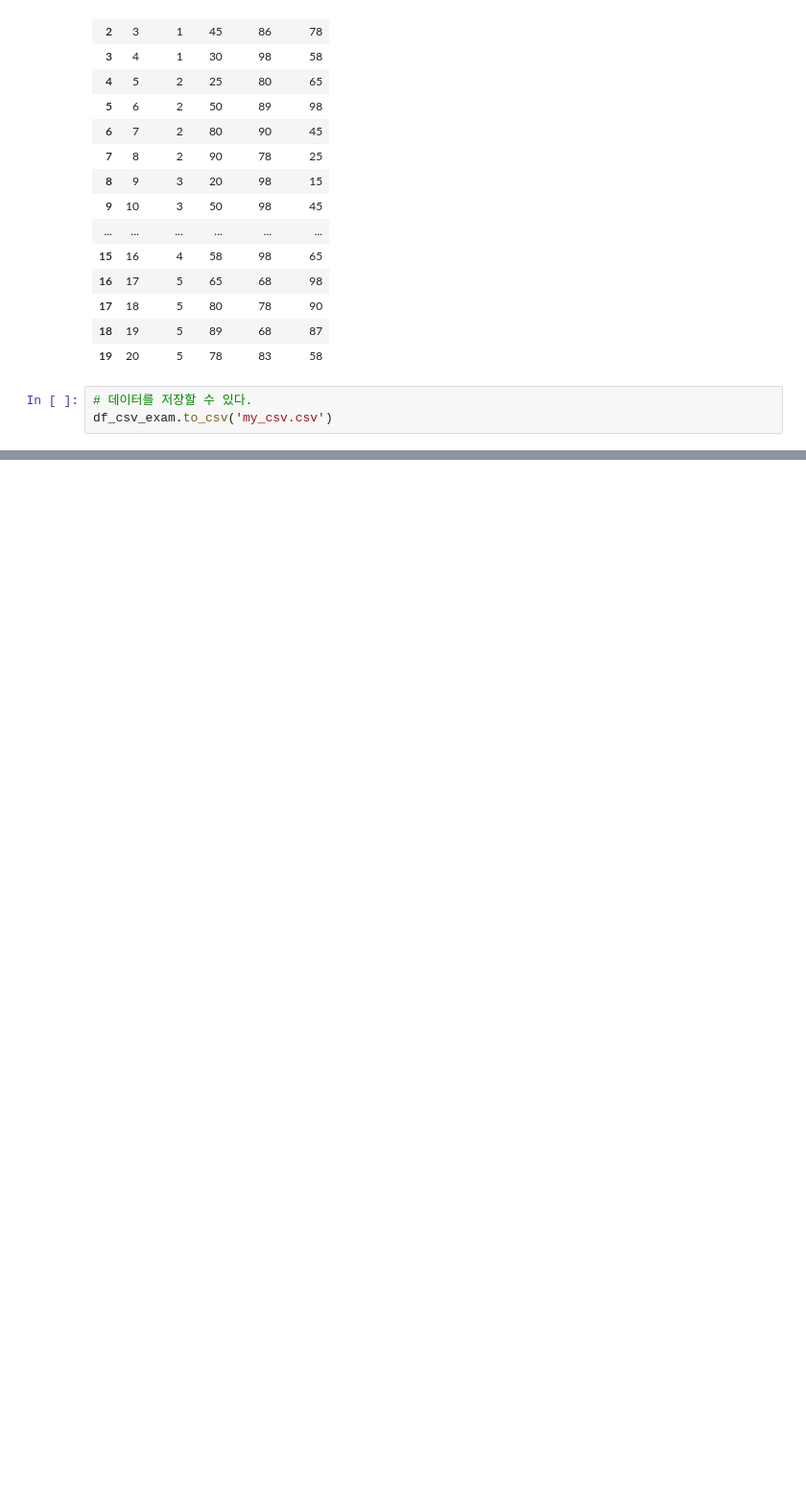
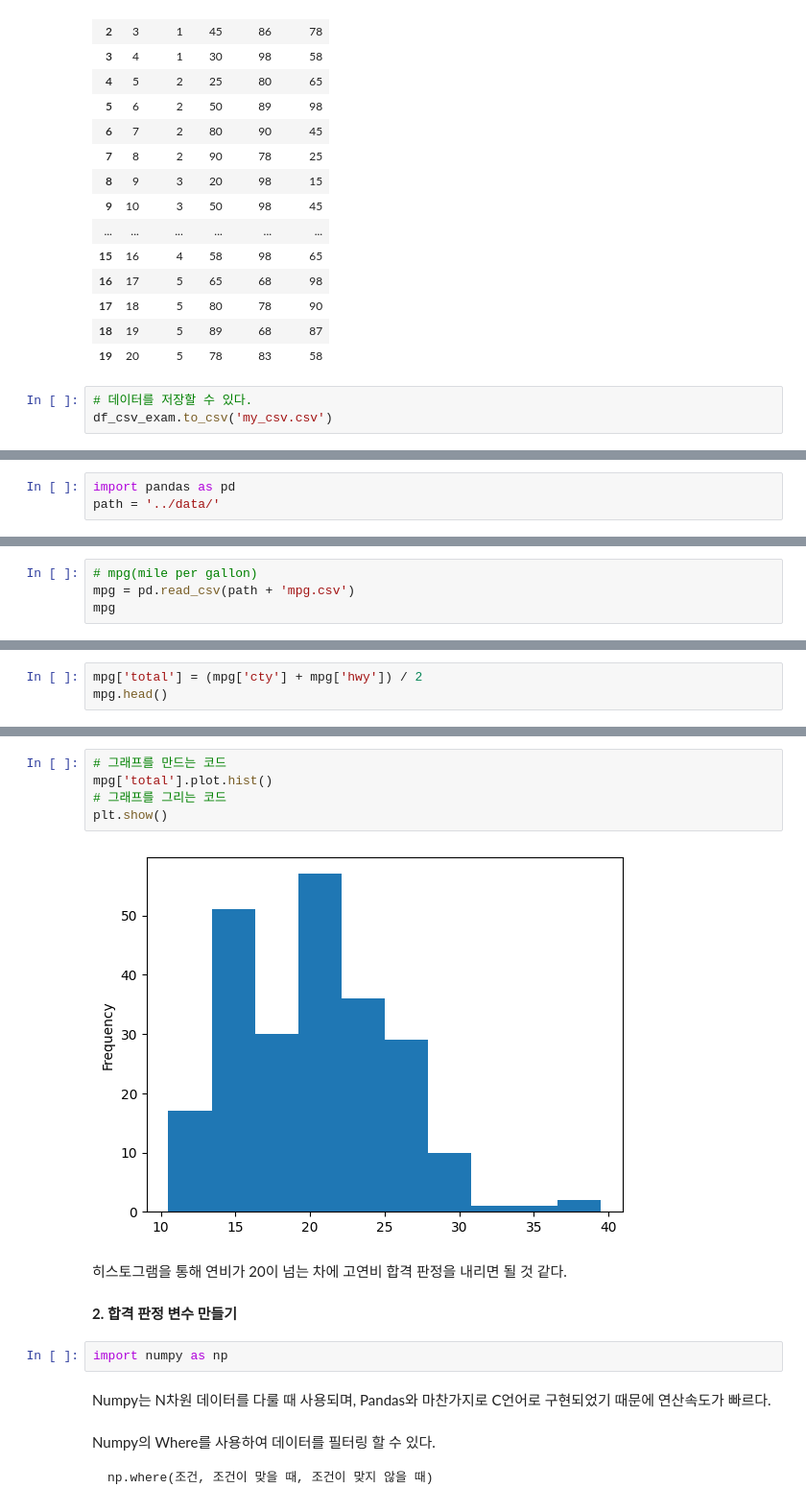
Before and after one commit to htkim1097/GreenTechCourse, a Jupyter notebook: 02_DataAnalysis/D021_250617/ex250617.ipynb, the cells around one changed output, grey strips where cells are left out. Shown at 96% size. Cells and saved outputs as stored; diff of their text form; blank space fills up the shorter version.

````diff
--- a/02_DataAnalysis/D021_250617/ex250617.ipynb
+++ b/02_DataAnalysis/D021_250617/ex250617.ipynb
@@ -211,0 +223,3 @@ df_csv_exam.to_csv('my_csv.csv')
+# %%
+import pandas as pd
+path = '../data/'
@@ -211,0 +294,4 @@ df_csv_exam.to_csv('my_csv.csv')
+# %%
+# mpg(mile per gallon)
+mpg = pd.read_csv(path + 'mpg.csv')
+mpg
@@ -211,0 +477,3 @@ df_csv_exam.to_csv('my_csv.csv')
+# %%
+mpg['total'] = (mpg['cty'] + mpg['hwy']) / 2
+mpg.head()
@@ -211,0 +515,20 @@ df_csv_exam.to_csv('my_csv.csv')
+# %%
+# 그래프를 만드는 코드
+mpg['total'].plot.hist()
+# 그래프를 그리는 코드
+plt.show()
+# %% [output]
+[figure, added]
+# %% [markdown]
+히스토그램을 통해 연비가 20이 넘는 차에 고연비 합격 판정을 내리면 될 것 같다.
+# %% [markdown]
+**2. 합격 판정 변수 만들기**
+# %%
+import numpy as np
+# %% [markdown]
+Numpy는 N차원 데이터를 다룰 때 사용되며, Pandas와 마찬가지로 C언어로 구현되었기 때문에 연산속도가 빠르다.
+# %% [markdown]
+Numpy의 Where를 사용하여 데이터를 필터링 할 수 있다.
+```
+np.where(조건, 조건이 맞을 때, 조건이 맞지 않을 때)
+```
````
Also changed, not shown: parts of 147 cells of this notebook, 10 other files.
